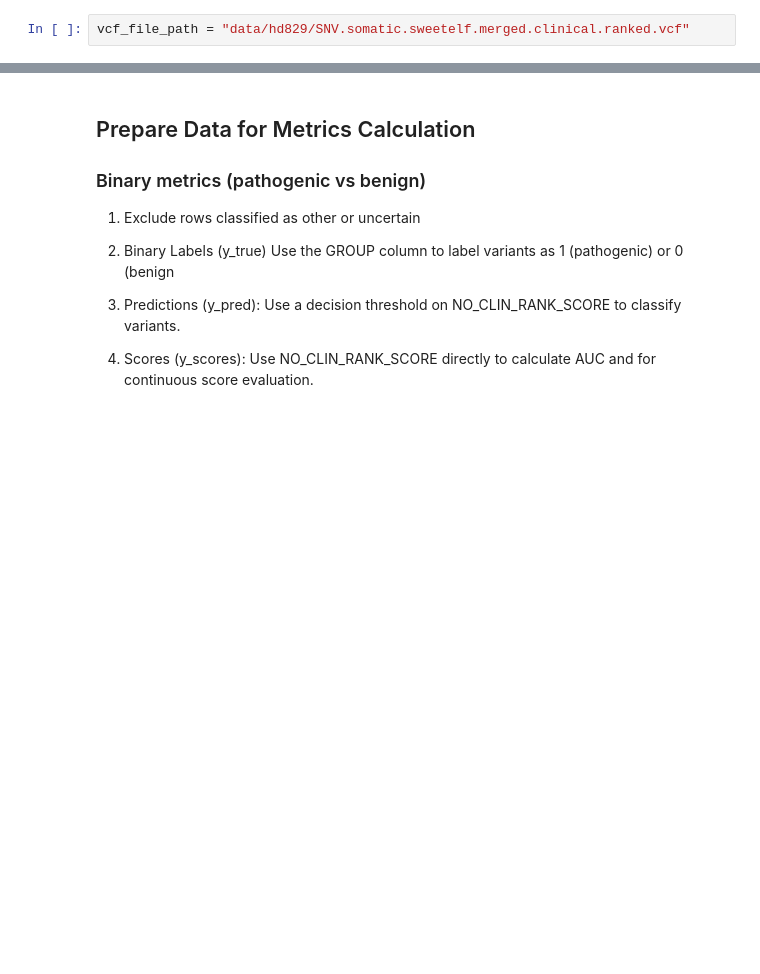
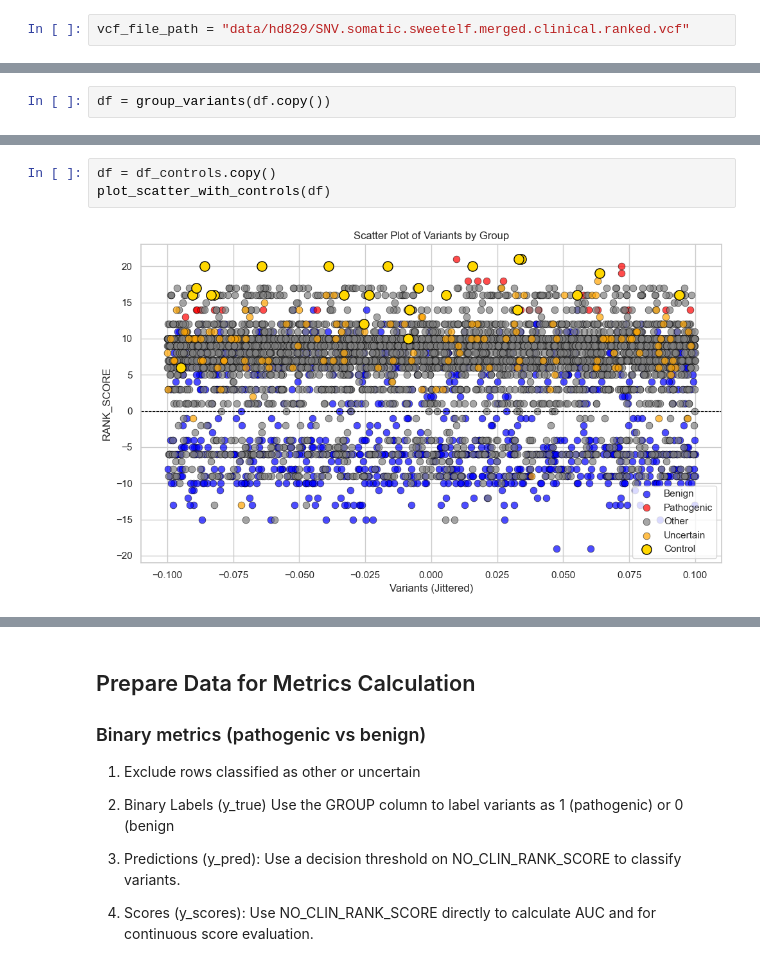
Before and after one commit to josefinelantz/GenScore, a Jupyter notebook: Submission.ipynb, the cells around one changed output, grey strips where cells are left out. Saved outputs shown, nothing was run; the diff lists cells and outputs as text; blank space fills up the shorter version.

```diff
--- a/Submission.ipynb
+++ b/Submission.ipynb
@@ -380,0 +162,2 @@ filt_df["GROUP"].value_counts().reset_index()
+# %%
+df = group_variants(df.copy())
@@ -380,0 +247,5 @@ filt_df["GROUP"].value_counts().reset_index()
+# %%
+df = df_controls.copy()
+plot_scatter_with_controls(df)
+# %% [output]
+[figure, added]
```
Also changed, not shown: parts of 97 cells of this notebook, 8 other files.
